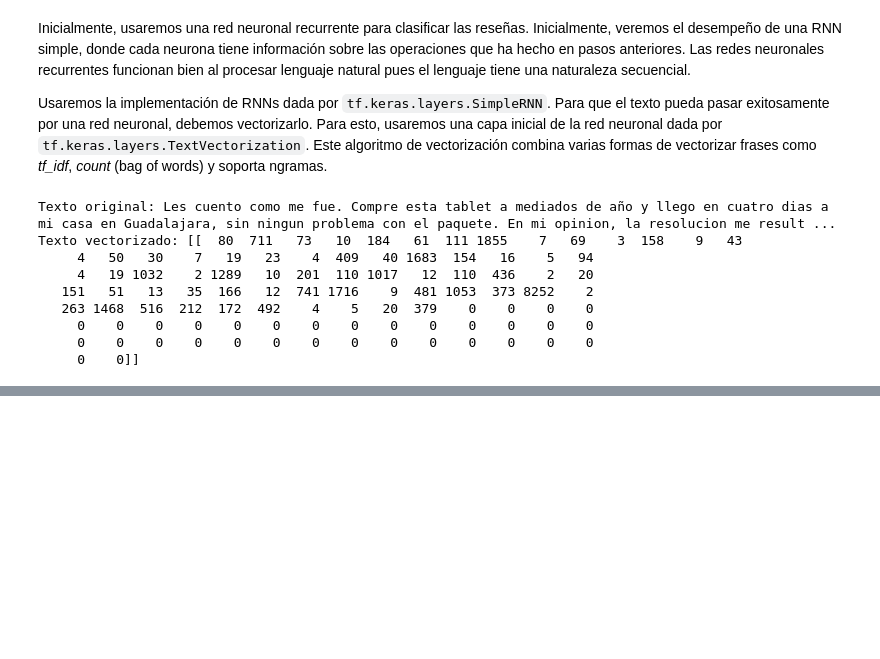
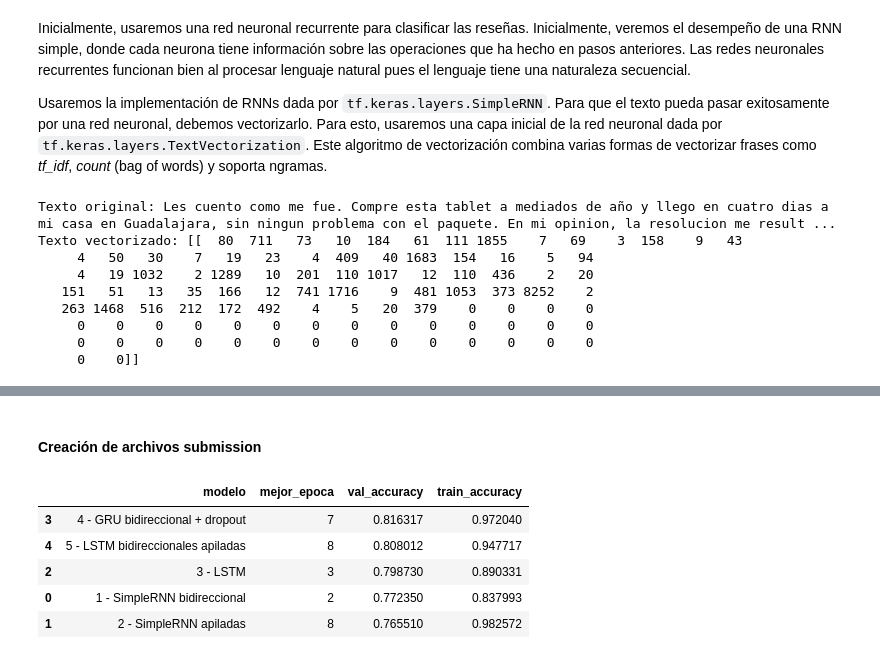
Before and after one commit to PedroSTrujillo/proyecto-ml, a Jupyter notebook: entrega2/modelo_entrega_2.ipynb, the cells around one changed output, grey strips where cells are left out. Cells and saved outputs as stored; diff of their text form; code cells hidden in the pictures; blank space fills up the shorter version.

```diff
--- a/entrega2/modelo_entrega_2.ipynb
+++ b/entrega2/modelo_entrega_2.ipynb
@@ -405,0 +604,13 @@ Mejor época: 6 (val_accuracy = 0.7445)
+# %%
+model_rnn_4 = construir_modelo_rnn(
+    [
+        tf.keras.layers.Bidirectional(tf.keras.layers.GRU(64)),
+        tf.keras.layers.Dropout(0.5),
+    ],
+    nombre="gru_bidireccional_dropout",
+)
+model_rnn_4.summary()
+
+historiales["4 - GRU bidireccional + dropout"] = entrenar_modelo_con_parada_temprana(
+    model_rnn_4, train_dataset, test_dataset
+)
@@ -405,0 +660,15 @@ Mejor época: 6 (val_accuracy = 0.7445)
+# %%
+model_rnn_5 = construir_modelo_rnn(
+    [
+        tf.keras.layers.Bidirectional(tf.keras.layers.LSTM(64, return_sequences=True)),
+        tf.keras.layers.Dropout(0.3),
+        tf.keras.layers.Bidirectional(tf.keras.layers.LSTM(32)),
+        tf.keras.layers.Dropout(0.5),
+    ],
+    nombre="lstm_bidireccionales_apiladas",
+)
+model_rnn_5.summary()
+
+historiales["5 - LSTM bidireccionales apiladas"] = entrenar_modelo_con_parada_temprana(
+    model_rnn_5, train_dataset, test_dataset
+)
@@ -405,0 +717,25 @@ Mejor época: 6 (val_accuracy = 0.7445)
+# %% [markdown]
+#### Creación de archivos submission
+# %%
+resumen_rnn = pd.DataFrame(
+    [
+        {
+            "modelo": nombre,
+            "mejor_epoca": int(pd.Series(h.history["val_accuracy"]).idxmax()) + 1,
+            "val_accuracy": max(h.history["val_accuracy"]),
+            "train_accuracy": h.history["accuracy"][
+                int(pd.Series(h.history["val_accuracy"]).idxmax())
+            ],
+        }
+        for nombre, h in historiales.items()
+    ]
+).sort_values("val_accuracy", ascending=False)
+
+resumen_rnn
+# %% [output]
+|  | modelo | mejor_epoca | val_accuracy | train_accuracy |
+| 3 | 4 - GRU bidireccional + dropout | 7 | 0.816317 | 0.972040 |
+| 4 | 5 - LSTM bidireccionales apiladas | 8 | 0.808012 | 0.947717 |
+| 2 | 3 - LSTM | 3 | 0.798730 | 0.890331 |
+| 0 | 1 - SimpleRNN bidireccional | 2 | 0.772350 | 0.837993 |
+| 1 | 2 - SimpleRNN apiladas | 8 | 0.765510 | 0.982572 |
```
Also changed, not shown: parts of 21 cells of this notebook, 5 other files.
